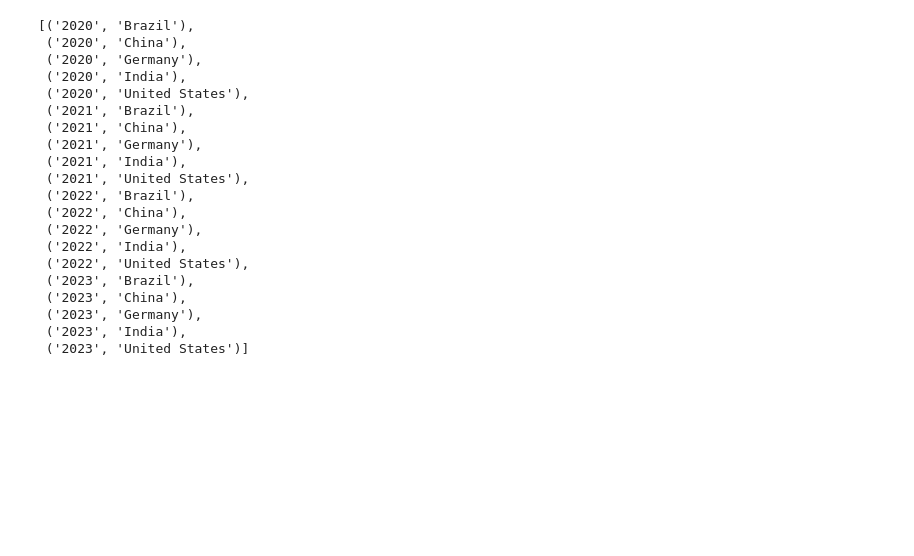
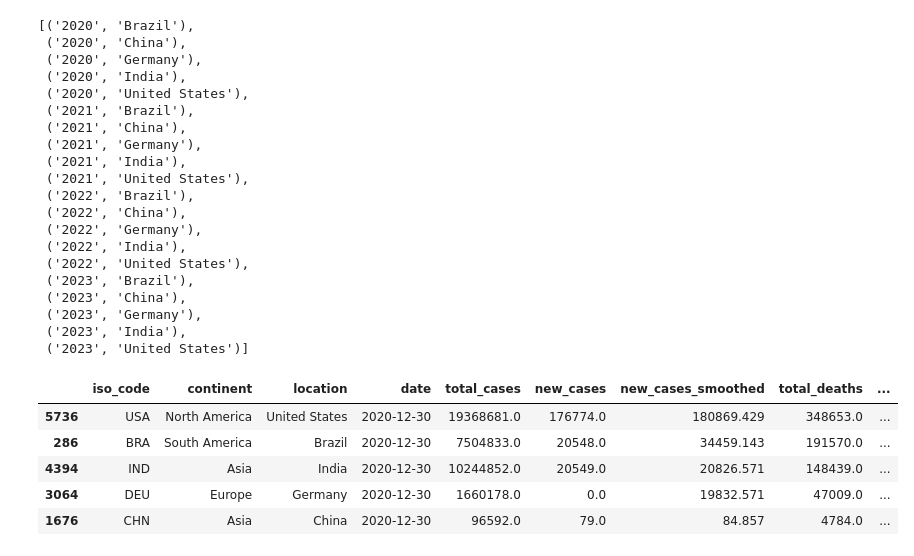
Before and after one commit to awildt01/Covid19-Datenvisualisierung, a Jupyter notebook: Analyse_und_Visualization_covid19.ipynb, the cells around one changed output. Saved outputs shown, nothing was run; the diff lists cells and outputs as text; code cells hidden in the pictures; blank space fills up the shorter version.

```diff
--- a/Analyse_und_Visualization_covid19.ipynb
+++ b/Analyse_und_Visualization_covid19.ipynb
@@ -955,3 +956,16 @@ meine_liste
  ('2023', 'Germany'),
  ('2023', 'India'),
  ('2023', 'United States')]
+# %%
+# para não limitar a visualização do número de colunas
+pd.set_option('display.max_columns', None)
+a = df_covid.loc[df_covid.date == '2020-12-30'].sort_values(by="total_deaths", ascending=False)
+
+a
+# %% [output]
+|  | iso_code | continent | location | date | total_cases | new_cases | new_cases_smoothed | total_deaths | ... |
+| 5736 | USA | North America | United States | 2020-12-30 | 19368681.0 | 176774.0 | 180869.429 | 348653.0 | ... |
+| 286 | BRA | South America | Brazil | 2020-12-30 | 7504833.0 | 20548.0 | 34459.143 | 191570.0 | ... |
+| 4394 | IND | Asia | India | 2020-12-30 | 10244852.0 | 20549.0 | 20826.571 | 148439.0 | ... |
+| 3064 | DEU | Europe | Germany | 2020-12-30 | 1660178.0 | 0.0 | 19832.571 | 47009.0 | ... |
+| 1676 | CHN | Asia | China | 2020-12-30 | 96592.0 | 79.0 | 84.857 | 4784.0 | ... |
```
Also changed, not shown: parts of 6 cells of this notebook.
